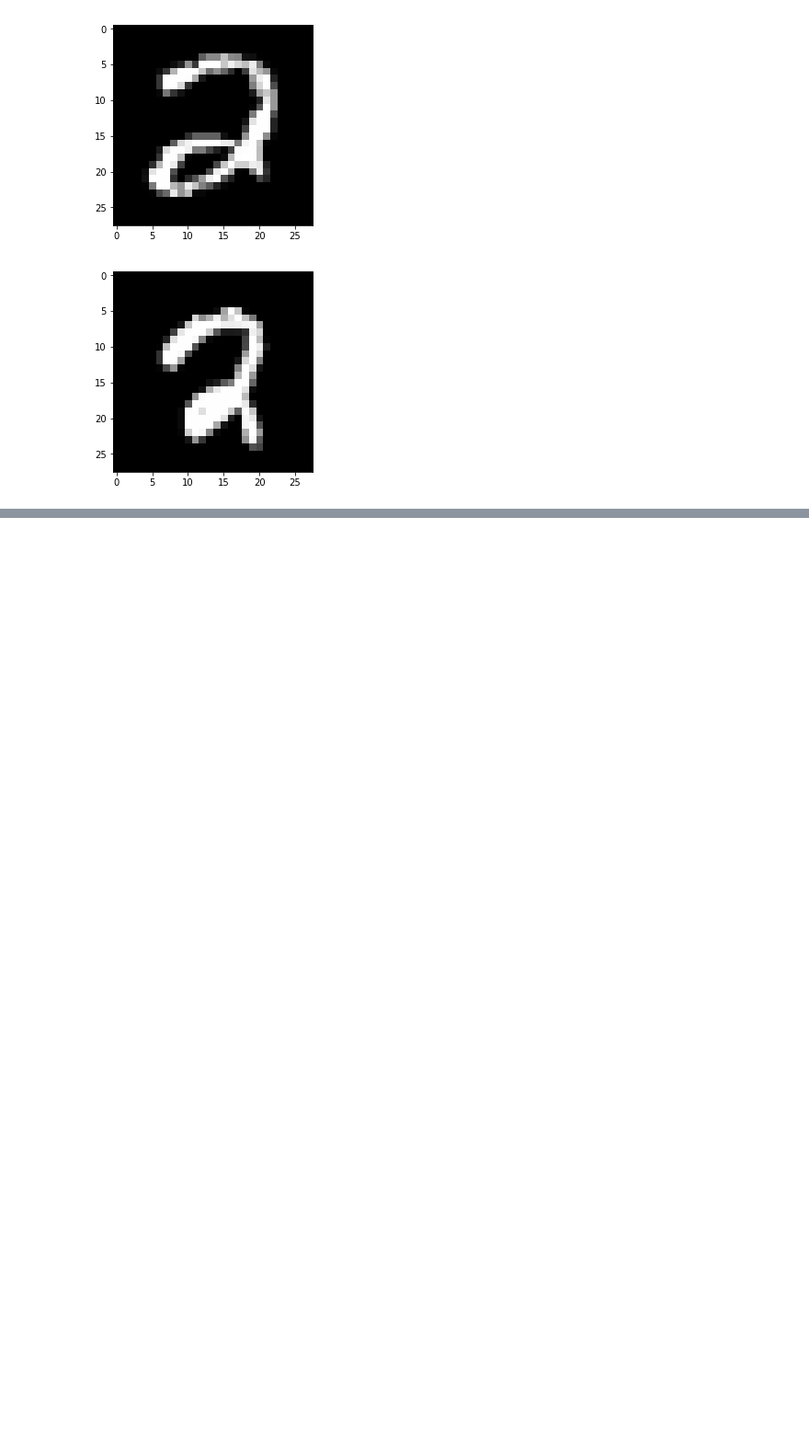
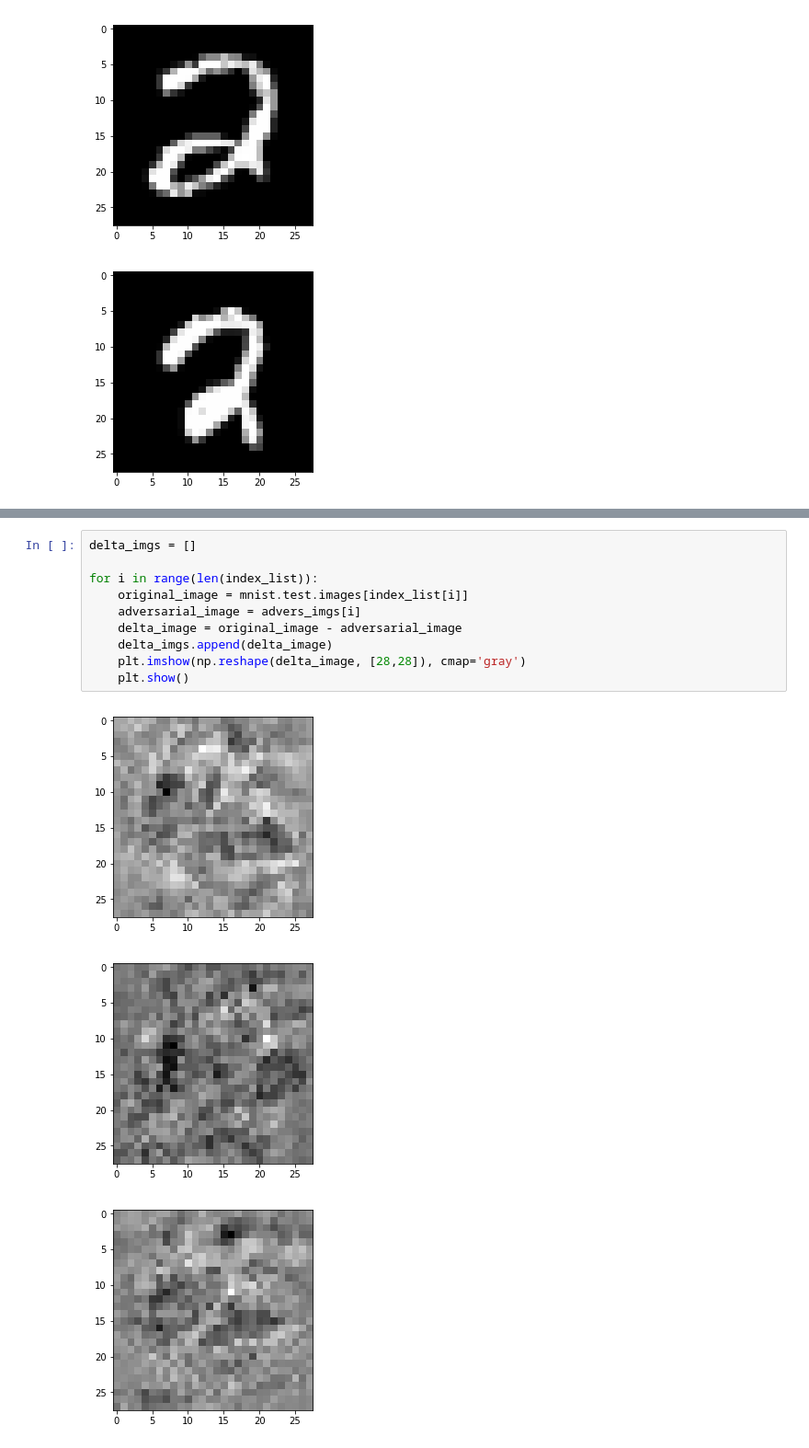
Before and after one commit to rhseqlhs/adversarial_MNIST, a Jupyter notebook: adversarial_MNIST.ipynb, the cells around one changed output, grey strips where cells are left out. Shown: that part at 92% size. Cells and saved outputs as stored; diff of their text form; blank space fills up the shorter version.

```diff
--- a/adversarial_MNIST.ipynb
+++ b/adversarial_MNIST.ipynb
@@ -180,0 +187,14 @@ NotFoundError: Unsuccessful TensorSliceReader constructor: Failed to find any ma
+# %%
+delta_imgs = []
+
+for i in range(len(index_list)):
+    original_image = mnist.test.images[index_list[i]]
+    adversarial_image = advers_imgs[i]
+    delta_image = original_image - adversarial_image
+    delta_imgs.append(delta_image)
+    plt.imshow(np.reshape(delta_image, [28,28]), cmap='gray')
+    plt.show()
+# %% [output]
+[figure, added]
+[figure, added]
+[figure, added]
```
Also changed, not shown: parts of 2 cells of this notebook.
